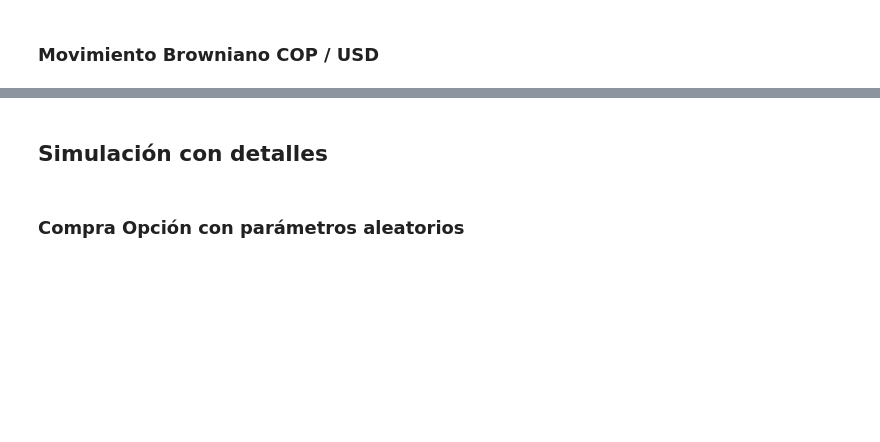
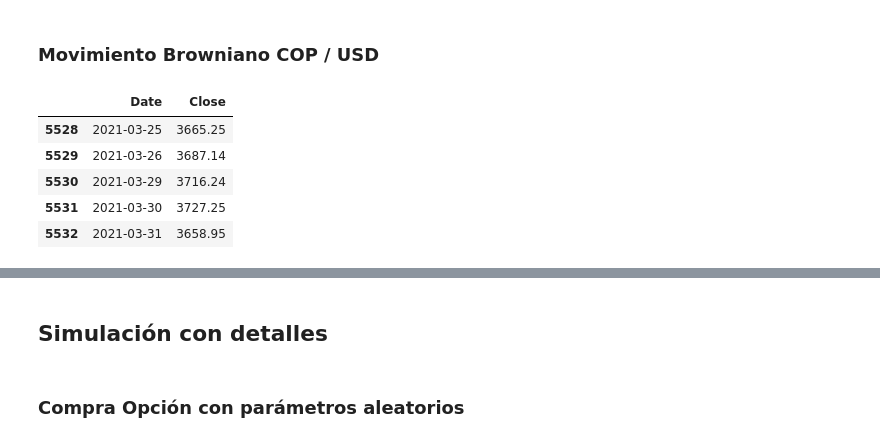
Before and after one commit to danielgvb/risk_sim, a Jupyter notebook: Risk_Sim.ipynb, the cells around one changed output, grey strips where cells are left out. Drawn from its saved outputs; the diff is of its cells as text; code cells hidden in the pictures; blank space fills up the shorter version.

```diff
--- a/Risk_Sim.ipynb
+++ b/Risk_Sim.ipynb
@@ -280,14 +301,21 @@ Preds_df_coffee = pd.DataFrame(S_c.swapaxes(0, 1)[:, :10]).set_index(
 import investpy
 # %%
 start_datei = '01/01/2000'
-end_datei = '28/02/2021'
-pred_end_datei = '30/06/2021'
+end_datei = '31/03/2021'
+pred_end_datei = '30/09/2021'
 
 
 df = investpy.get_currency_cross_historical_data(currency_cross='USD/COP',
                                                  from_date=start_datei,
                                                  to_date=end_datei).reset_index(drop = False)[['Date', 'Close']]
 df.tail()
+# %% [output]
+|  | Date | Close |
+| 5528 | 2021-03-25 | 3665.25 |
+| 5529 | 2021-03-26 | 3687.14 |
+| 5530 | 2021-03-29 | 3716.24 |
+| 5531 | 2021-03-30 | 3727.25 |
+| 5532 | 2021-03-31 | 3658.95 |
 # %%
 returns_trm = df["Close"].pct_change().dropna()
 
```
Also changed, not shown: parts of 19 cells of this notebook.
